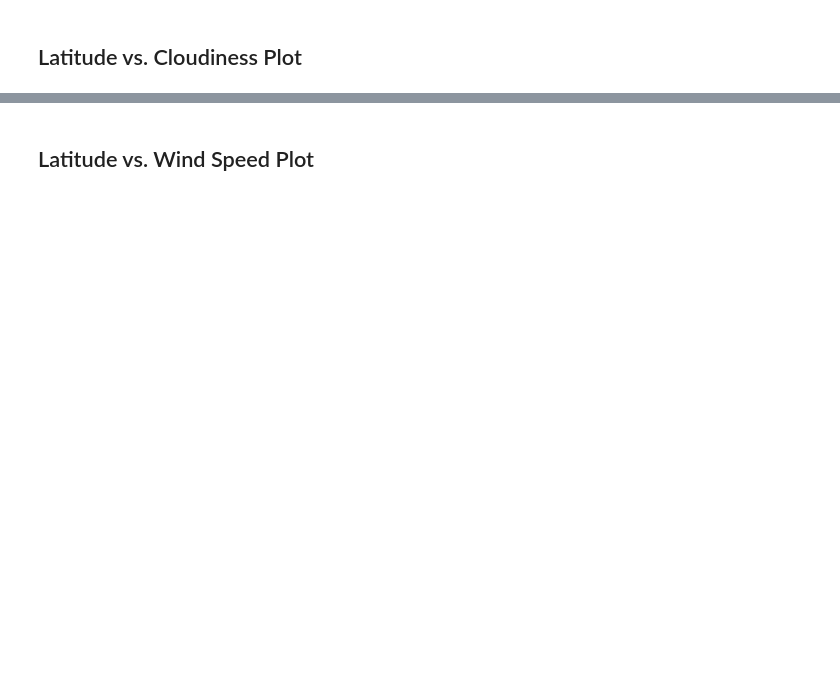
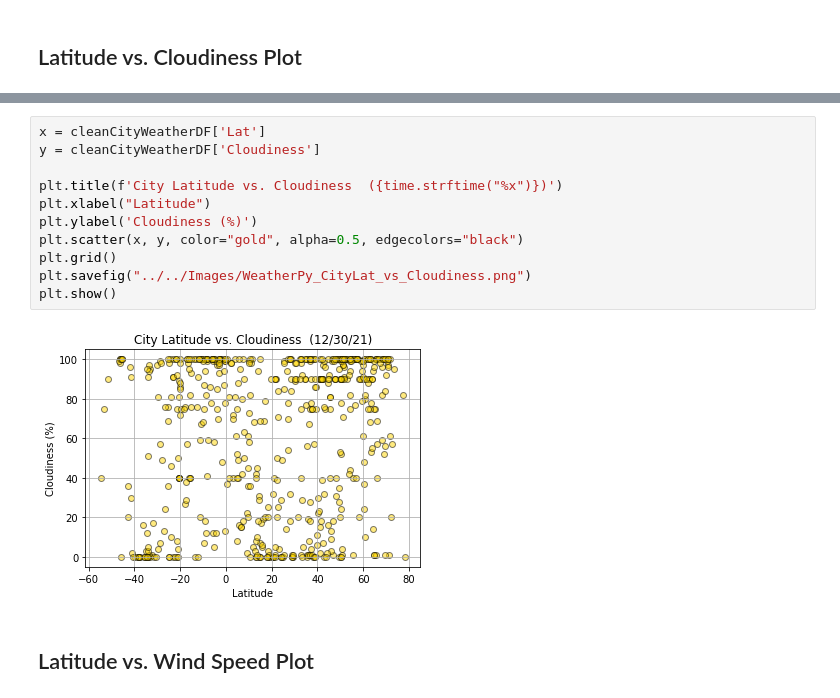
Before and after one commit to skesamsetty/python-api-challenge, a Jupyter notebook: starter_code/WeatherPy/WeatherPy.ipynb, the cells around one changed output, grey strips where cells are left out. Drawn from its saved outputs; the diff is of its cells as text; blank space fills up the shorter version.

```diff
--- a/starter_code/WeatherPy/WeatherPy.ipynb
+++ b/starter_code/WeatherPy/WeatherPy.ipynb
@@ -227,2 +273,15 @@ Int64Index([], dtype='int64')
+# %%
+x = cleanCityWeatherDF['Lat']
+y = cleanCityWeatherDF['Cloudiness']
+
+plt.title(f'City Latitude vs. Cloudiness  ({time.strftime("%x")})')
+plt.xlabel("Latitude")
+plt.ylabel('Cloudiness (%)')
+plt.scatter(x, y, color="gold", alpha=0.5, edgecolors="black")
+plt.grid()
+plt.savefig("../../Images/WeatherPy_CityLat_vs_Cloudiness.png")
+plt.show()
+# %% [output]
+[figure, added]
 # %% [markdown]
 ## Latitude vs. Wind Speed Plot
```
Also changed, not shown: parts of 46 cells of this notebook, 13 other files.
